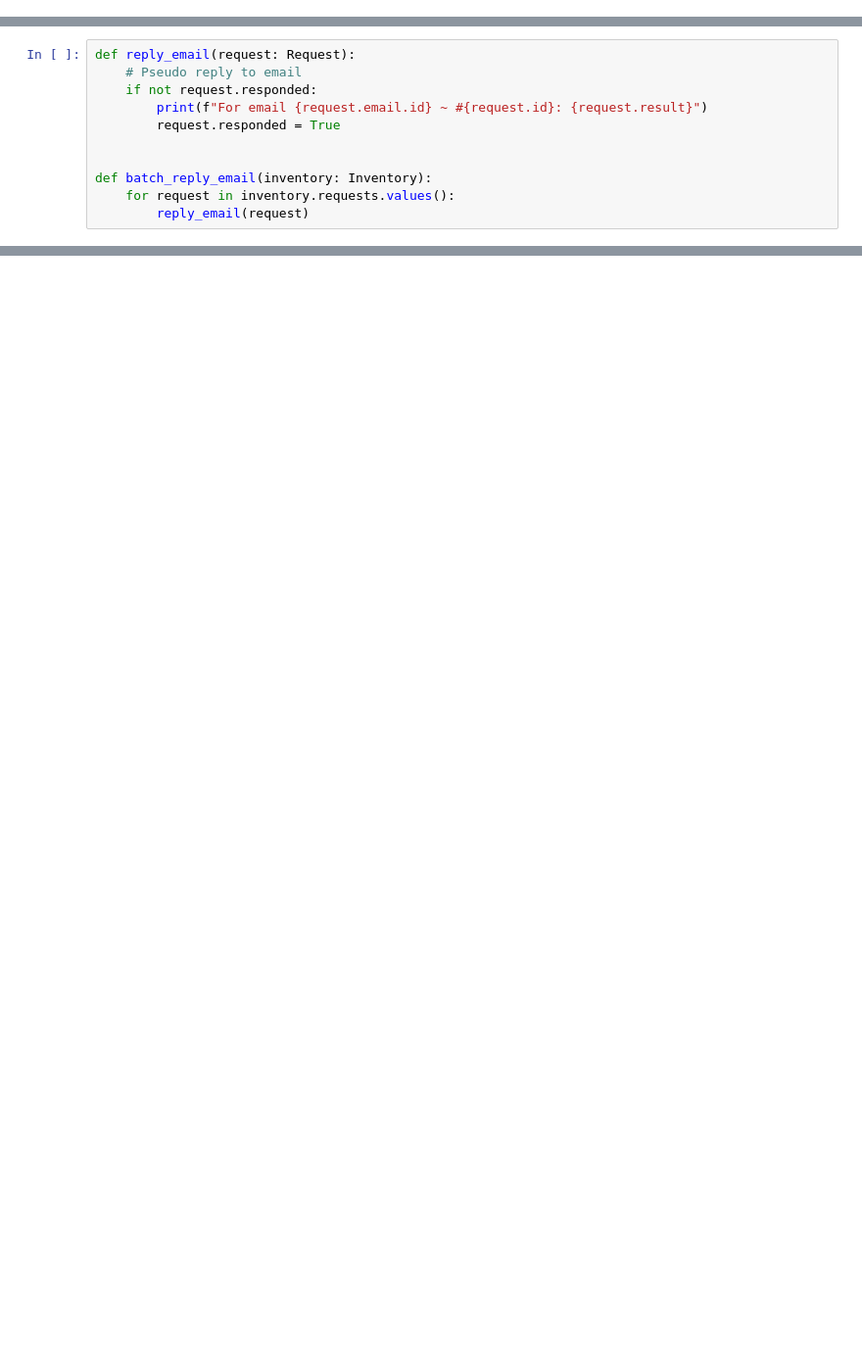
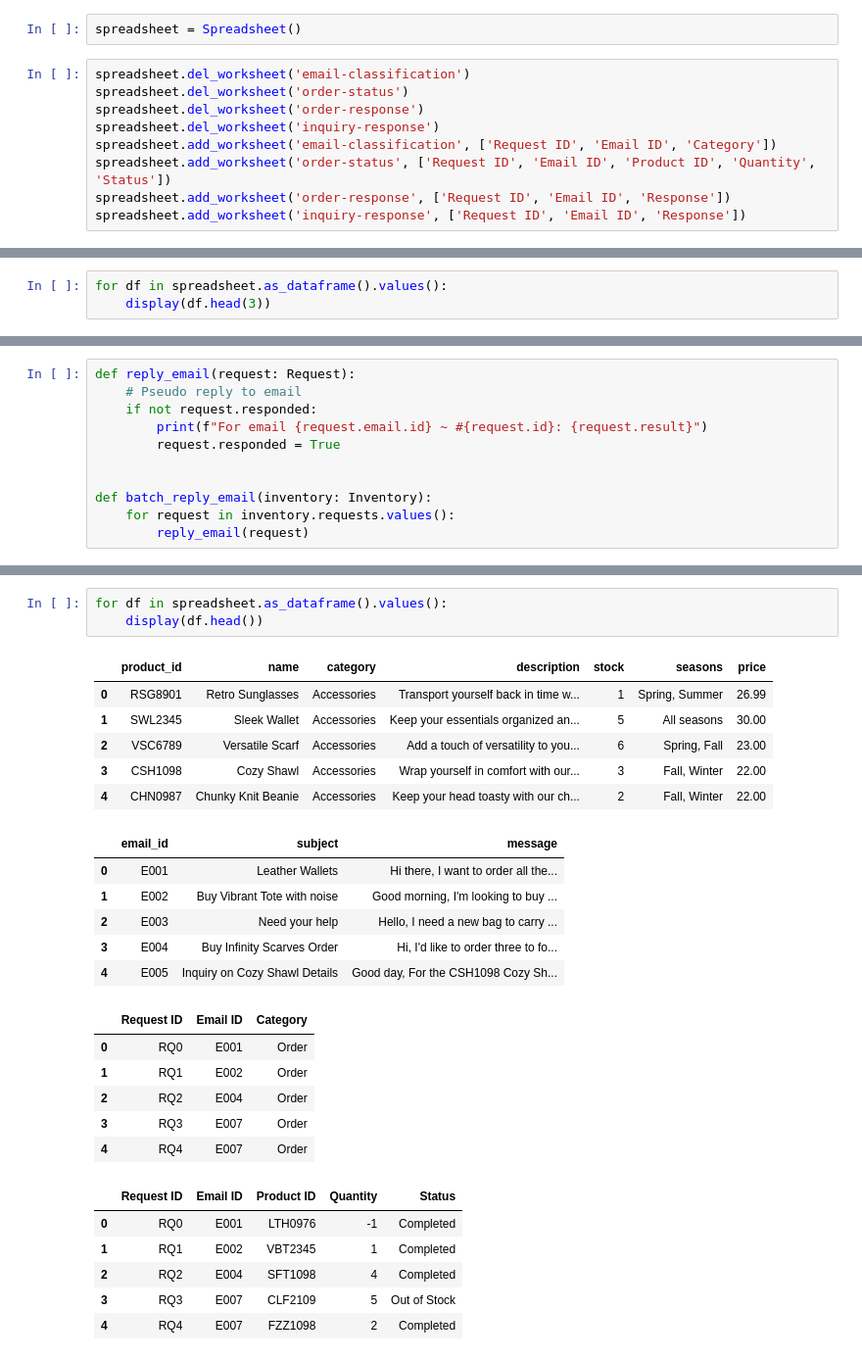
Before and after one commit to KshRaven/FashionInvetoryClassifier, a Jupyter notebook: solution.ipynb, the cells around one changed output, grey strips where cells are left out. Shown at 98% size. Drawn from its saved outputs; the diff is of its cells as text; blank space fills up the shorter version.

```diff
--- a/solution.ipynb
+++ b/solution.ipynb
@@ -127,0 +208,11 @@ ChatCompletionMessage(content='Hello! How can I help you today?', refusal=None,
+# %%
+spreadsheet = Spreadsheet()
+# %%
+spreadsheet.del_worksheet('email-classification')
+spreadsheet.del_worksheet('order-status')
+spreadsheet.del_worksheet('order-response')
+spreadsheet.del_worksheet('inquiry-response')
+spreadsheet.add_worksheet('email-classification', ['Request ID', 'Email ID', 'Category'])
+spreadsheet.add_worksheet('order-status', ['Request ID', 'Email ID', 'Product ID', 'Quantity', 'Status'])
+spreadsheet.add_worksheet('order-response', ['Request ID', 'Email ID', 'Response'])
+spreadsheet.add_worksheet('inquiry-response', ['Request ID', 'Email ID', 'Response'])
@@ -127,0 +223,3 @@ ChatCompletionMessage(content='Hello! How can I help you today?', refusal=None,
+# %%
+for df in spreadsheet.as_dataframe().values():
+    display(df.head(3))
@@ -614,0 +740,28 @@ For email E020 ~ #RQ22: 'Saddle Bag'(#SDE2345): Channel vintage charm with our s
+# %%
+for df in spreadsheet.as_dataframe().values():
+    display(df.head())
+# %% [output]
+|  | product_id | name | category | description | stock | seasons | price |
+| 0 | RSG8901 | Retro Sunglasses | Accessories | Transport yourself back in time w... | 1 | Spring, Summer | 26.99 |
+| 1 | SWL2345 | Sleek Wallet | Accessories | Keep your essentials organized an... | 5 | All seasons | 30.00 |
+| 2 | VSC6789 | Versatile Scarf | Accessories | Add a touch of versatility to you... | 6 | Spring, Fall | 23.00 |
+| 3 | CSH1098 | Cozy Shawl | Accessories | Wrap yourself in comfort with our... | 3 | Fall, Winter | 22.00 |
+| 4 | CHN0987 | Chunky Knit Beanie | Accessories | Keep your head toasty with our ch... | 2 | Fall, Winter | 22.00 |
+|  | email_id | subject | message |
+| 0 | E001 | Leather Wallets | Hi there, I want to order all the... |
+| 1 | E002 | Buy Vibrant Tote with noise | Good morning, I'm looking to buy ... |
+| 2 | E003 | Need your help | Hello, I need a new bag to carry ... |
+| 3 | E004 | Buy Infinity Scarves Order | Hi, I'd like to order three to fo... |
+| 4 | E005 | Inquiry on Cozy Shawl Details | Good day, For the CSH1098 Cozy Sh... |
+|  | Request ID | Email ID | Category |
+| 0 | RQ0 | E001 | Order |
+| 1 | RQ1 | E002 | Order |
+| 2 | RQ2 | E004 | Order |
+| 3 | RQ3 | E007 | Order |
+| 4 | RQ4 | E007 | Order |
+|  | Request ID | Email ID | Product ID | Quantity | Status |
+| 0 | RQ0 | E001 | LTH0976 | -1 | Completed |
+| 1 | RQ1 | E002 | VBT2345 | 1 | Completed |
+| 2 | RQ2 | E004 | SFT1098 | 4 | Completed |
+| 3 | RQ3 | E007 | CLF2109 | 5 | Out of Stock |
+| 4 | RQ4 | E007 | FZZ1098 | 2 | Completed |
```
Also changed, not shown: parts of 20 cells of this notebook, 1 other file.
